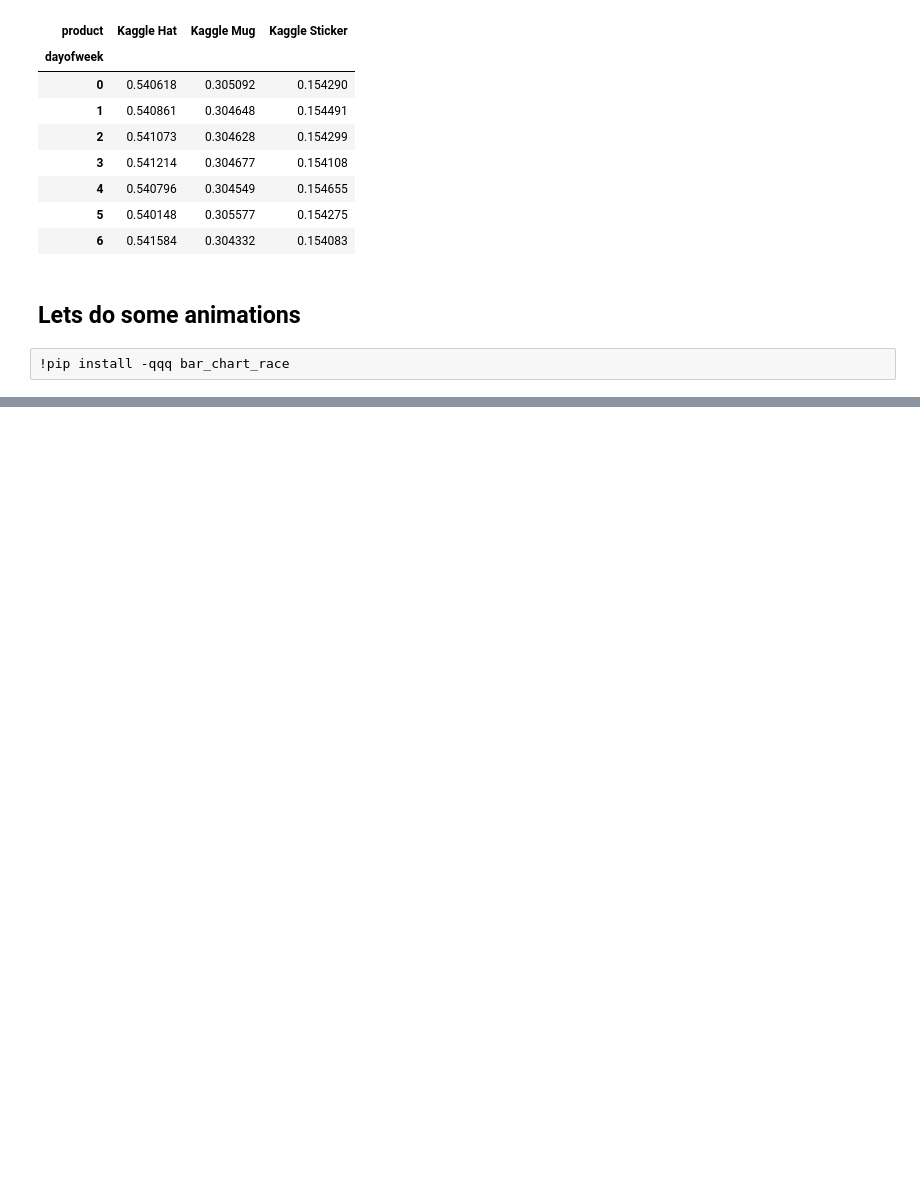
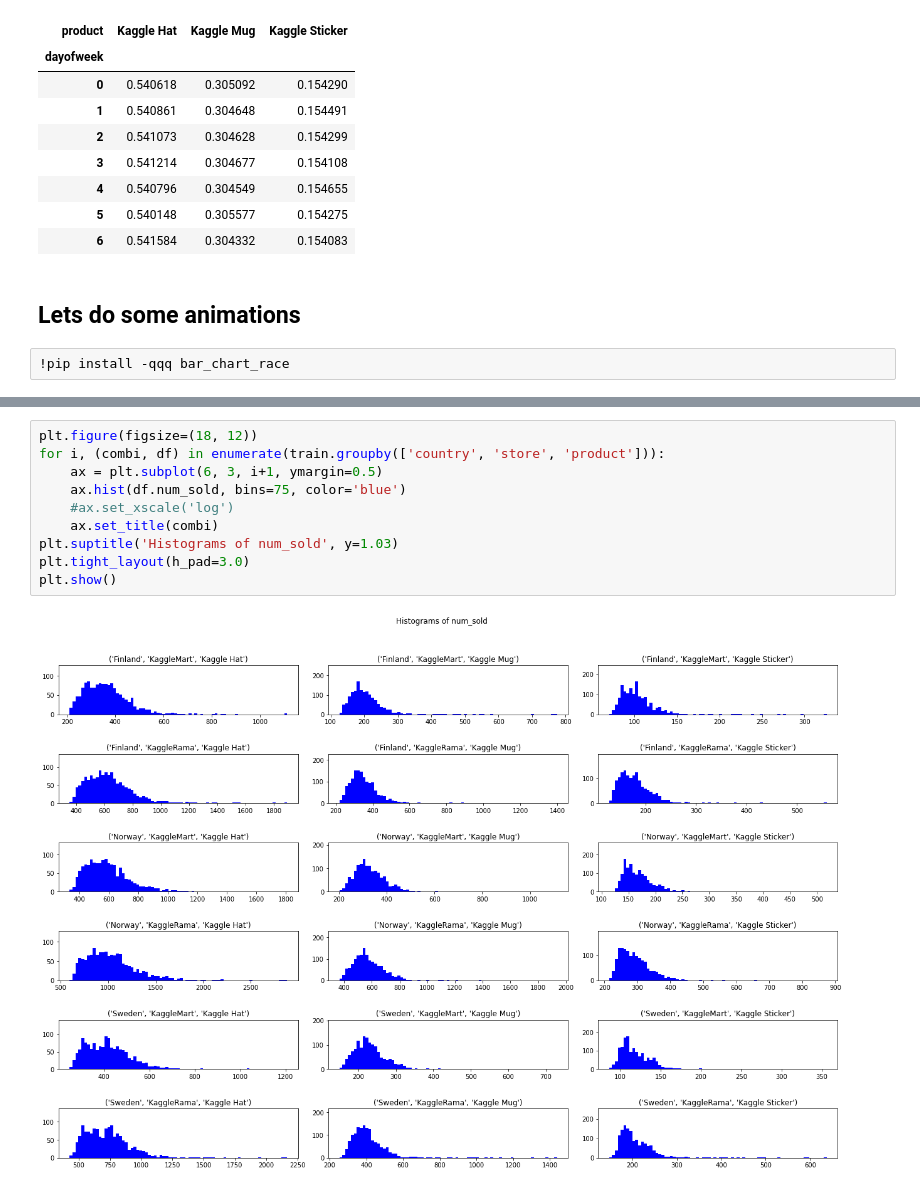
Before and after one commit to Sultan336/Kaggel, a Jupyter notebook: tps-jan-2022.ipynb, the cells around one changed output, grey strips where cells are left out. Drawn from its saved outputs; the diff is of its cells as text; blank space fills up the shorter version.

```diff
--- a/tps-jan-2022.ipynb
+++ b/tps-jan-2022.ipynb
@@ -265,0 +322,12 @@ bcr.bar_chart_race(df=train_month_country,
+# %%
+plt.figure(figsize=(18, 12))
+for i, (combi, df) in enumerate(train.groupby(['country', 'store', 'product'])):
+    ax = plt.subplot(6, 3, i+1, ymargin=0.5)
+    ax.hist(df.num_sold, bins=75, color='blue')
+    #ax.set_xscale('log')
+    ax.set_title(combi)
+plt.suptitle('Histograms of num_sold', y=1.03)
+plt.tight_layout(h_pad=3.0)
+plt.show()
+# %% [output]
+[figure, added]
```
Also changed, not shown: parts of 11 cells of this notebook.
